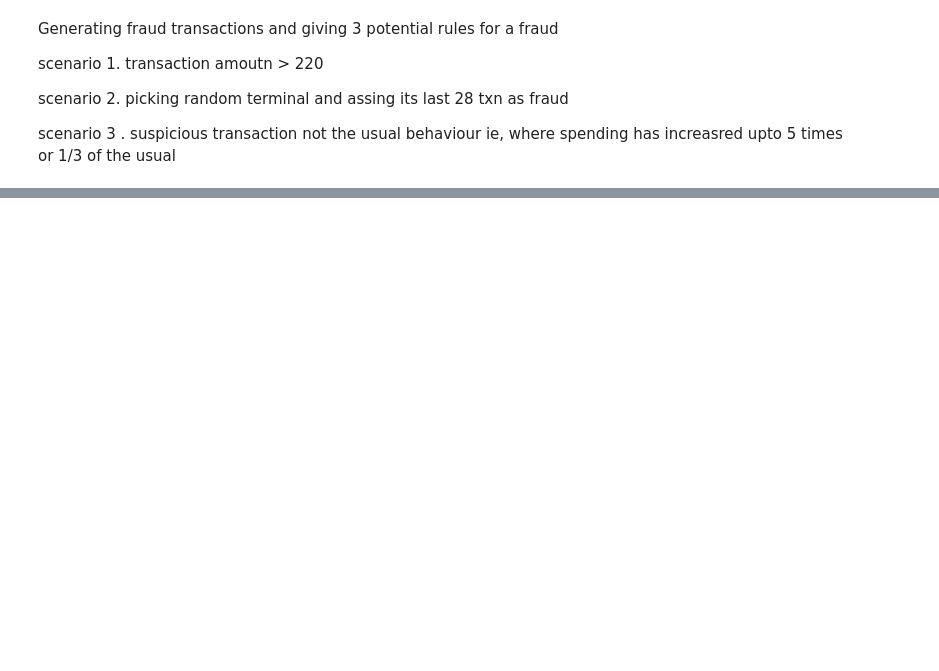
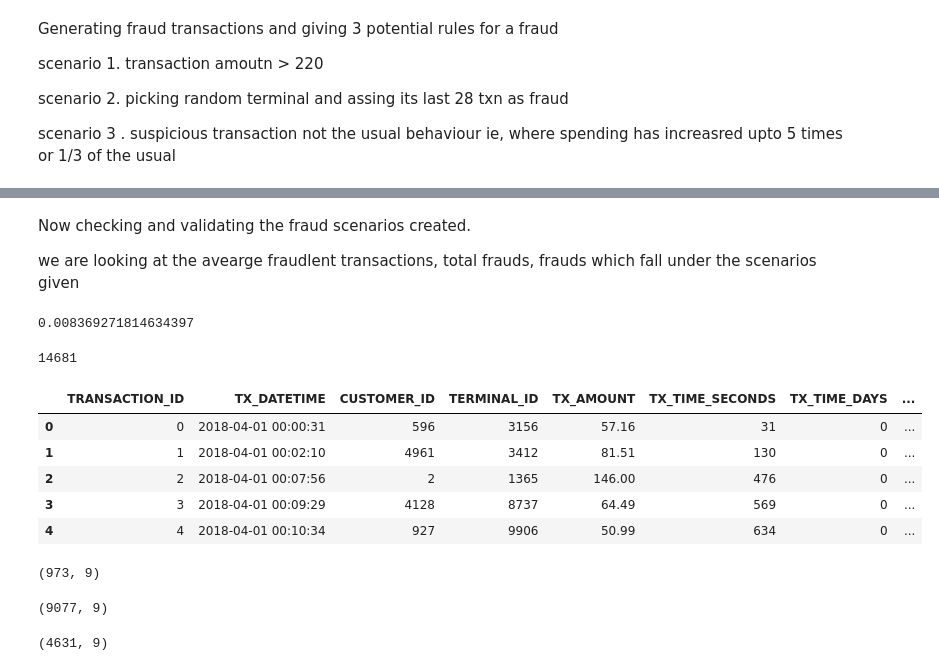
Before and after one commit to chandanravic/ML, a Jupyter notebook: credit_card_fraud_detection_google_collab.ipynb, the cells around one changed output, grey strips where cells are left out. Cells and saved outputs as stored; diff of their text form; code cells hidden in the pictures; blank space fills up the shorter version.

Commit message:
done generating frauds

```diff
--- a/credit_card_fraud_detection_google_collab.ipynb
+++ b/credit_card_fraud_detection_google_collab.ipynb
@@ -436,0 +447,33 @@ def add_frauds(customer_profiles_table, terminal_profiles_table, transactions_df
+# %% [markdown]
+Now checking and validating the fraud scenarios created.
+
+we are looking at the avearge fraudlent transactions, total frauds,  frauds which fall under the scenarios given
+# %%
+transactions_df.TX_FRAUD.mean()
+# %% [output]
+0.008369271814634397
+# %%
+transactions_df.TX_FRAUD.sum()
+# %% [output]
+14681
+# %%
+transactions_df.head()
+# %% [output]
+|  | TRANSACTION_ID | TX_DATETIME | CUSTOMER_ID | TERMINAL_ID | TX_AMOUNT | TX_TIME_SECONDS | TX_TIME_DAYS | ... |
+| 0 | 0 | 2018-04-01 00:00:31 | 596 | 3156 | 57.16 | 31 | 0 | ... |
+| 1 | 1 | 2018-04-01 00:02:10 | 4961 | 3412 | 81.51 | 130 | 0 | ... |
+| 2 | 2 | 2018-04-01 00:07:56 | 2 | 1365 | 146.00 | 476 | 0 | ... |
+| 3 | 3 | 2018-04-01 00:09:29 | 4128 | 8737 | 64.49 | 569 | 0 | ... |
+| 4 | 4 | 2018-04-01 00:10:34 | 927 | 9906 | 50.99 | 634 | 0 | ... |
+# %%
+transactions_df[transactions_df.TX_FRAUD_SCENARIO==1].shape
+# %% [output]
+(973, 9)
+# %%
+transactions_df[transactions_df.TX_FRAUD_SCENARIO==2].shape
+# %% [output]
+(9077, 9)
+# %%
+transactions_df[transactions_df.TX_FRAUD_SCENARIO==3].shape
+# %% [output]
+(4631, 9)
```
Also changed, not shown: parts of 3 cells of this notebook.
